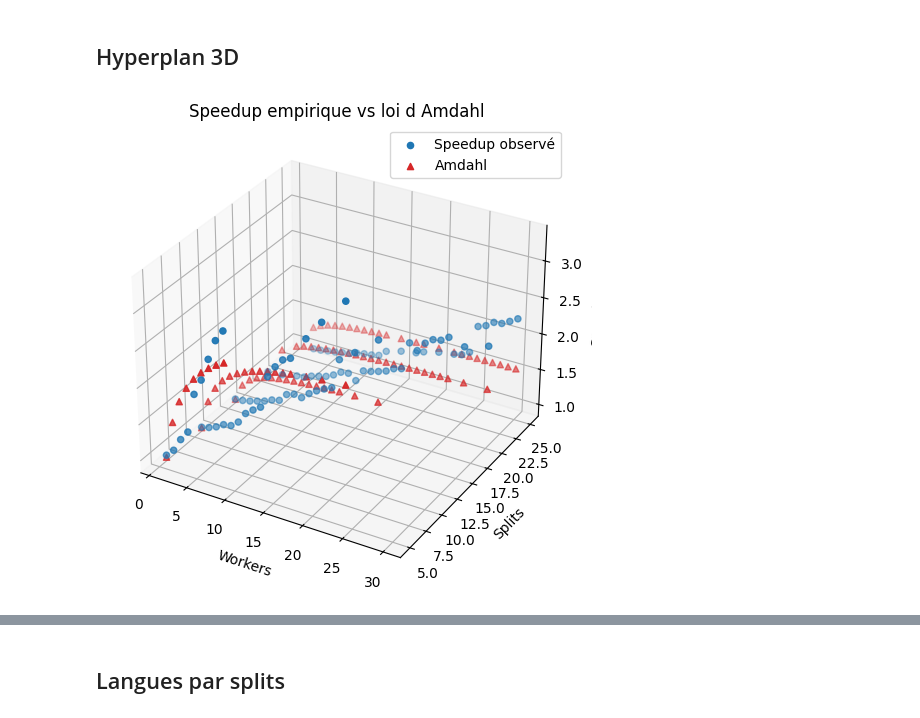
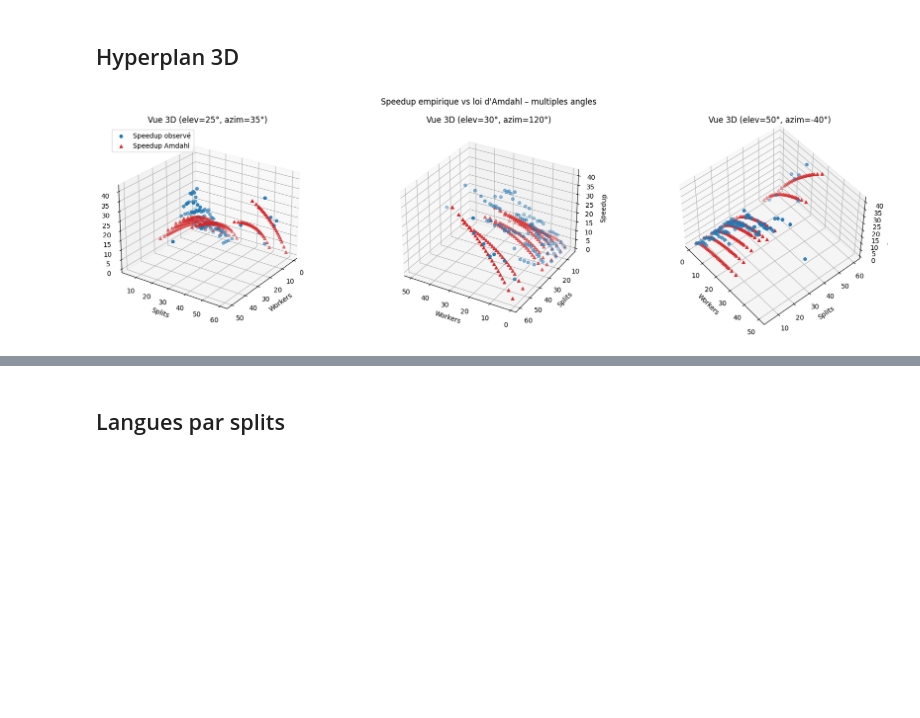
Before and after one commit to BNJ02/mapreduce_homemade, a Jupyter notebook: amdahl_analysis.ipynb, the cells around one changed output, grey strips where cells are left out. Cells and saved outputs as stored; diff of their text form; code cells hidden in the pictures; blank space fills up the shorter version.

```diff
--- a/amdahl_analysis.ipynb
+++ b/amdahl_analysis.ipynb
@@ -144,7 +266,7 @@ for splits_val, subset in summary.groupby('splits'):
     fig, axes = plt.subplots(1, 2, figsize=(12, 4))
     p = subset['p_parallel_estimate'].iloc[0]
     f = 1.0 - p
-    fig.suptitle(f"Splits = {splits_val} (p ≈ {p:.3f}, f ≈ {f:.3f})")
+    fig.suptitle(f"Splits = {splits_val}")
 
     axes[0].errorbar(
         subset['workers'],
@@ -177,15 +302,90 @@ for splits_val, subset in summary.groupby('splits'):
 # %% [markdown]
 ## Hyperplan 3D
 # %%
-fig = plt.figure(figsize=(10, 6))
-ax = fig.add_subplot(111, projection='3d')
-ax.scatter(summary['workers'], summary['splits'], summary['speedup_observe'], c='tab:blue', label='Speedup observé')
-ax.scatter(summary['workers'], summary['splits'], summary['speedup_pred_amdahl'], marker='^', color='tab:red', label='Amdahl')
-ax.set_xlabel('Workers')
-ax.set_ylabel('Splits')
-ax.set_zlabel('Speedup')
-ax.legend()
-plt.title('Speedup empirique vs loi d Amdahl')
+
+fig = plt.figure(figsize=(18, 5))
+views = [(25, 35), (30, 120), (50, -40)]
+limit_pred = None
+amdahl_points = amdahl_dense if 'amdahl_dense' in globals() and not amdahl_dense.empty else summary
+if amdahl_points is not None and len(amdahl_points) > 0:
+    limit_pred = amdahl_points['speedup_pred_amdahl'].max()
+
+observed_for_plot = summary
+if limit_pred is not None and math.isfinite(limit_pred):
+    observed_for_plot = summary[summary['speedup_observe'] <= limit_pred]
+
+for idx, (elev, azim) in enumerate(views, start=1):
+    ax = fig.add_subplot(1, len(views), idx, projection='3d')
+    ax.scatter(
+        observed_for_plot['workers'],
+        observed_for_plot['splits'],
+        observed_for_plot['speedup_observe'],
+        c='tab:blue',
+        label='Speedup observé'
+    )
+    if amdahl_points is not None and len(amdahl_points) > 0:
+        ax.scatter(
+            amdahl_points['workers'],
+            amdahl_points['splits'],
+            amdahl_points['speedup_pred_amdahl'],
+            marker='^',
+            color='tab:red',
+            label='Speedup Amdahl'
+        )
+    ax.set_xlabel('Workers')
+    ax.set_ylabel('Splits')
+    ax.set_zlabel('Speedup')
+    ax.view_init(elev=elev, azim=azim)
+    ax.set_title(f'Vue 3D (elev={elev}°, azim={azim}°)')
+    if idx == 1:
+        ax.legend(loc='upper left')
+plt.suptitle("Speedup empirique vs loi d'Amdahl – multiples angles")
+plt.tight_layout()
 plt.show()
+
+amdahl_points = amdahl_dense if 'amdahl_dense' in globals() and not amdahl_dense.empty else summary
+if len(amdahl_points) >= 3:
+    from matplotlib.lines import Line2D
+
+    workers = amdahl_points['workers'].to_numpy(dtype=float)
+    splits_vals = amdahl_points['splits'].to_numpy(dtype=float)
+    target = amdahl_points['speedup_pred_amdahl'].to_numpy(dtype=float)
+
+    design = np.column_stack([workers, splits_vals, np.ones_like(workers)])
+    coeffs, *_ = np.linalg.lstsq(design, target, rcond=None)
+    a, b, c0 = coeffs
+
+    worker_range = np.linspace(workers.min(), workers.max(), 40)
+    split_range = np.linspace(splits_vals.min(), splits_vals.max(), 40)
+    W, S = np.meshgrid(worker_range, split_range)
+    plane = a * W + b * S + c0
+
+    fig = plt.figure(figsize=(8, 6))
+    ax = fig.add_subplot(111, projection='3d')
+    amdahl_pts = ax.scatter(
+        amdahl_points['workers'],
+        amdahl_points['splits'],
+        amdahl_points['speedup_pred_amdahl'],
+        color='tab:red',
+        marker='^'
+    )
+    ax.set_xlabel('Workers')
+    ax.set_ylabel('Splits')
+    ax.set_zlabel('Speedup')
+    ax.set_title('Hyperplan ajusté aux speedups Amdahl (densifiés)')
+    ax.text2D(
+        0.04,
+        0.94,
+        f'z = {a:.3f}·workers + {b:.3f}·splits + {c0:.3f}',
+        transform=ax.transAxes
+    )
+    legend_handles = [
+        Line2D([0], [0], marker='^', color='tab:red', linestyle='', label='Speedup Amdahl')
+    ]
+    ax.legend(handles=legend_handles, loc='upper left')
+    plt.tight_layout()
+    plt.show()
+else:
+    print("Pas assez de points pour ajuster un hyperplan.")
 # %% [output]
-[figure, old version]
+[figure, new version]
```
Also changed, not shown: parts of 4 cells of this notebook, 5 other files.
